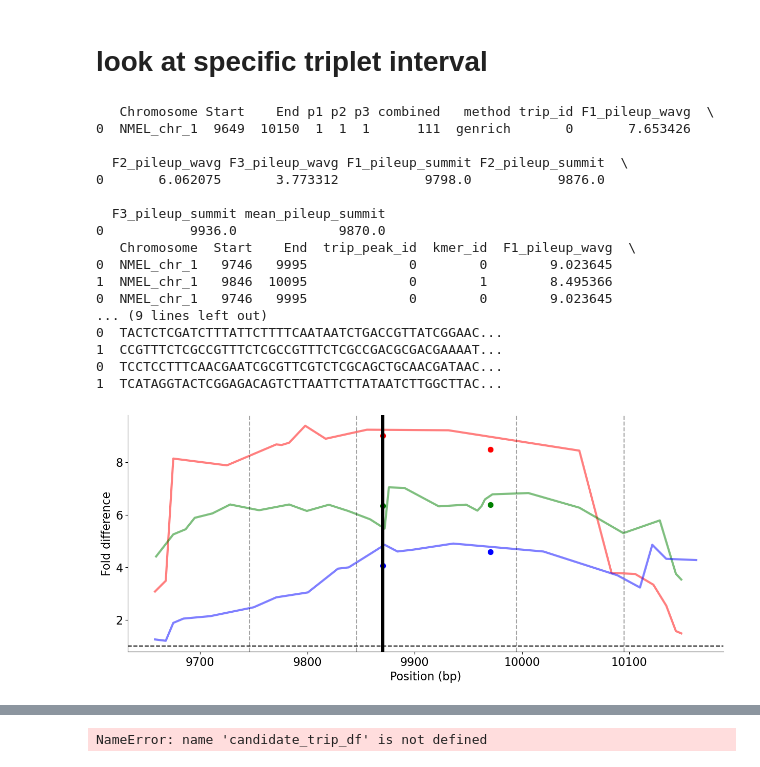
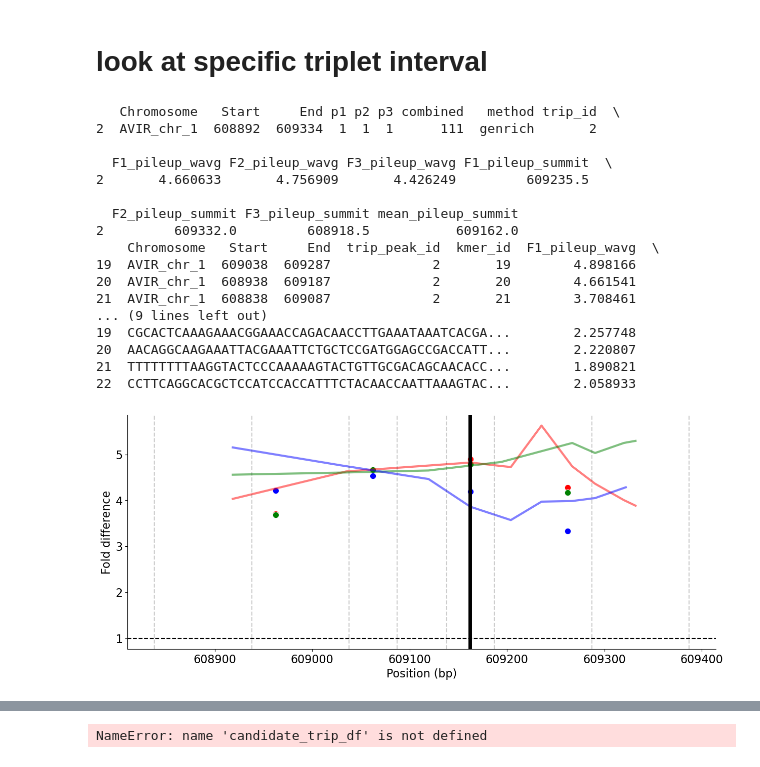
Before and after one commit to brian-arnold/STARRseq_code, a Jupyter notebook: notebooks/02_compare_peak_callers_across_bioreps_REFACTORED.ipynb, the cells around one changed output, grey strips where cells are left out. Drawn from its saved outputs; the diff is of its cells as text; code cells hidden in the pictures.

```diff
--- a/notebooks/02_compare_peak_callers_across_bioreps_REFACTORED.ipynb
+++ b/notebooks/02_compare_peak_callers_across_bioreps_REFACTORED.ipynb
@@ -16,15 +20,15 @@ species = "Nmel"
 bioreps = ['F1', 'F2', 'F3']
 
 chr1_test = False
-qval_threshold = 1 # 1.3 corresponds to pvalue of 0.05, 1 corresponds to pvalue of 0.1
-macs_folddiff_threshold = 2
-genrich_area_threshold = 20
-min_interval_size = 200
+qval_threshold = 0 # 1.3 corresponds to pvalue of 0.05, 1 corresponds to pvalue of 0.1
+macs_folddiff_threshold = 0 # default 2
+genrich_area_threshold = 20 # default 20
+min_interval_size = 250
 frac_overlap = 0.5 # fraction of peak overlap to be considered overlapping
 
 kmer_size = 249 # size of kmers to sample from under peaks data
 step_size = 100 # how much to slide kmer window by as you sample from under peaks data
-overhang_thresh = 0 # stop sampling kmer windows if it is outside the peak interval by this many bp
+overhang_thresh = 100 # stop sampling kmer windows if it is outside the peak interval by this many bp
 
 # asssert kmer_size is odd
 assert kmer_size % 2 == 1
@@ -623,3 +670,21 @@ kmer_df
 # %%
 for i,r in kmer_df.iterrows():
     assert len(r['sequence']) == kmer_size
+# %%
+# make a log2 fold difference column from the median_pileup_wavg column
+kmer_df['log2_fold_diff'] = np.log2(kmer_df['median_pileup_wavg'])
+
+fig, axs = plt.subplots(1,2, figsize=(8, 4))
+sns.histplot(kmer_df['median_pileup_wavg'], bins=300, ax=axs[0])
+axs[0].set_xlim(0,30)
+sns.histplot(kmer_df['log2_fold_diff'], bins=100, ax=axs[1])
+axs[0].axvline(x=1, color="black", linestyle='--')
+axs[1].axvline(x=0, color="black", linestyle='--')
+# filter out rows with NA's or inf in the log2_fold_diff column
+kmer_df = kmer_df[~kmer_df['log2_fold_diff'].isna()]
+kmer_df = kmer_df[~np.isinf(kmer_df['log2_fold_diff'])]
+print(len(kmer_df[kmer_df['log2_fold_diff'] <=0])/len(kmer_df))
+print(kmer_df['log2_fold_diff'].mean())
+print(kmer_df['log2_fold_diff'].median())
+
+sns.despine()
@@ -629,7 +787,16 @@ def get_reverse_complement(dna_sequence):
     seq_obj = Seq(dna_sequence)
     return str(seq_obj.reverse_complement())
 
+def append_reverse_complement(df):
+    rc_df = df.copy()
+    rc_df['sequence'] = rc_df['sequence'].apply(get_reverse_complement)
+    return pd.concat([df, rc_df], axis=0)
+
 # make copy of kmer_df, reverse complement the sequence column, then append to kmer_df
-kmer_rc_df = kmer_df.copy()
-kmer_rc_df['sequence'] = kmer_rc_df['sequence'].apply(get_reverse_complement)
-kmer_df = pd.concat([kmer_df, kmer_rc_df], axis=0)
+# kmer_rc_df = kmer_df.copy()
+# kmer_rc_df['sequence'] = kmer_rc_df['sequence'].apply(get_reverse_complement)
+# kmer_df = pd.concat([kmer_df, kmer_rc_df], axis=0)
+
+kmer_train_df = append_reverse_complement(kmer_train_df)
+kmer_val_df = append_reverse_complement(kmer_val_df)
+kmer_test_df = append_reverse_complement(kmer_test_df)
@@ -704,7 +903,7 @@ variances of logged: [0.06830281 0.06507857 0.0674624 ]
 # look at specific triplet interval
 # %%
 # NOTE: USED MACS THRESHOLD OF FOLD DIFFERENCE, BUT REPORTED FOLD DIFFERENCE REPORTED HERE IS FROM GENRICH SO COULD BE DIFFERENT
-i = 0
+i = 2
 tmp = pd.DataFrame(trips_df.iloc[i]).T
 print(tmp)
 
@@ -725,45 +924,45 @@ for i,p in enumerate([pile1, pile2, pile3]):
 # sanity check that the weighted avg fold differences within kmer windows resemble pileup raw values
 sns.scatterplot(x=(kmer_tmp.End-kmer_tmp.Start)/2 + kmer_tmp.Start, y=kmer_tmp.F1_pileup_wavg, color=colors[0], s=80, alpha=1)
 sns.scatterplot(x=(kmer_tmp.End-kmer_tmp.Start)/2 + kmer_tmp.Start, y=kmer_tmp.F2_pileup_wavg, color=colors[1], s=80, alpha=1)
 sns.scatterplot(x=(kmer_tmp.End-kmer_tmp.Start)/2 + kmer_tmp.Start, y=kmer_tmp.F3_pileup_wavg, color=colors[2], s=80, alpha=1)
 
 # plt.axhline(y=tmp.F1_pileup_wavg.iloc[0], color=colors[0], linestyle='--')
 # plt.axhline(y=tmp.F2_pileup_wavg.iloc[0], color=colors[1], linestyle='--')
 # plt.axhline(y=tmp.F3_pileup_wavg.iloc[0], color=colors[2], linestyle='--')
 
 # plt.axvline(x=tmp.F1_pileup_summit.iloc[0], color=colors[0], linestyle='--')
 # plt.axvline(x=tmp.F2_pileup_summit.iloc[0], color=colors[1], linestyle='--')
 # plt.axvline(x=tmp.F3_pileup_summit.iloc[0], color=colors[2], linestyle='--')
 
 # sanity check that kmers sample intervals correctly
 plt.axvline(x=int(tmp.mean_pileup_summit), color='black', linestyle='-', linewidth=5)
 for i,r in kmer_tmp.iterrows():
     plt.axvline(x=r.Start, color='black', linestyle='--', alpha=0.2)
     plt.axvline(x=r.End, color='black', linestyle='--', alpha=0.2)
 
 # increase font sizes
 axs.set_xlabel("Position (bp)", fontsize=16)
 axs.set_ylabel("Fold difference", fontsize=16)
 # increase x and y axes font size
 axs.tick_params(axis='both', which='major', labelsize=16)
 plt.axhline(y=1, color='black', linestyle='--')
 sns.despine()
 # %% [output]
-   Chromosome Start    End p1 p2 p3 combined   method trip_id F1_pileup_wavg  \
-0  NMEL_chr_1  9649  10150  1  1  1      111  genrich       0       7.653426
+   Chromosome   Start     End p1 p2 p3 combined   method trip_id  \
+2  AVIR_chr_1  608892  609334  1  1  1      111  genrich       2
 
-  F2_pileup_wavg F3_pileup_wavg F1_pileup_summit F2_pileup_summit  \
-0       6.062075       3.773312           9798.0           9876.0
+  F1_pileup_wavg F2_pileup_wavg F3_pileup_wavg F1_pileup_summit  \
+2       4.660633       4.756909       4.426249         609235.5
 
-  F3_pileup_summit mean_pileup_summit
-0           9936.0             9870.0
-   Chromosome  Start    End  trip_peak_id  kmer_id  F1_pileup_wavg  \
-0  NMEL_chr_1   9746   9995             0        0        9.023645
-1  NMEL_chr_1   9846  10095             0        1        8.495366
-0  NMEL_chr_1   9746   9995             0        0        9.023645
+  F2_pileup_summit F3_pileup_summit mean_pileup_summit
+2         609332.0         608918.5           609162.0
+    Chromosome   Start     End  trip_peak_id  kmer_id  F1_pileup_wavg  \
+19  AVIR_chr_1  609038  609287             2       19        4.898166
+20  AVIR_chr_1  608938  609187             2       20        4.661541
+21  AVIR_chr_1  608838  609087             2       21        3.708461
 ... (9 lines left out)
-0  TACTCTCGATCTTTATTCTTTTCAATAATCTGACCGTTATCGGAAC...
-1  CCGTTTCTCGCCGTTTCTCGCCGTTTCTCGCCGACGCGACGAAAAT...
-0  TCCTCCTTTCAACGAATCGCGTTCGTCTCGCAGCTGCAACGATAAC...
-1  TCATAGGTACTCGGAGACAGTCTTAATTCTTATAATCTTGGCTTAC...
+19  CGCACTCAAAGAAACGGAAACCAGACAACCTTGAAATAAATCACGA...        2.257748
+20  AACAGGCAAGAAATTACGAAATTCTGCTCCGATGGAGCCGACCATT...        2.220807
+21  TTTTTTTTAAGGTACTCCCAAAAAGTACTGTTGCGACAGCAACACC...        1.890821
+22  CCTTCAGGCACGCTCCATCCACCATTTCTACAACCAATTAAAGTAC...        2.058933
-[figure, old version]
+[figure, new version]
```
Also changed, not shown: parts of 50 cells of this notebook, 3 other files.
